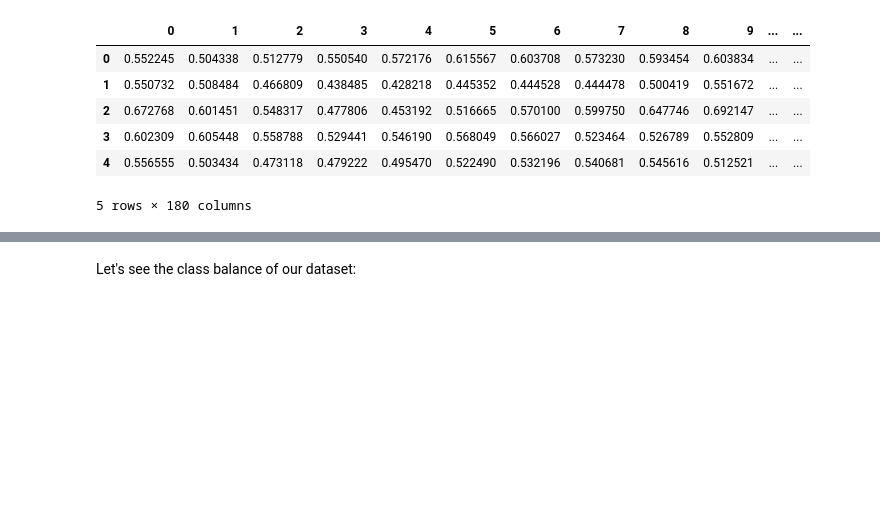
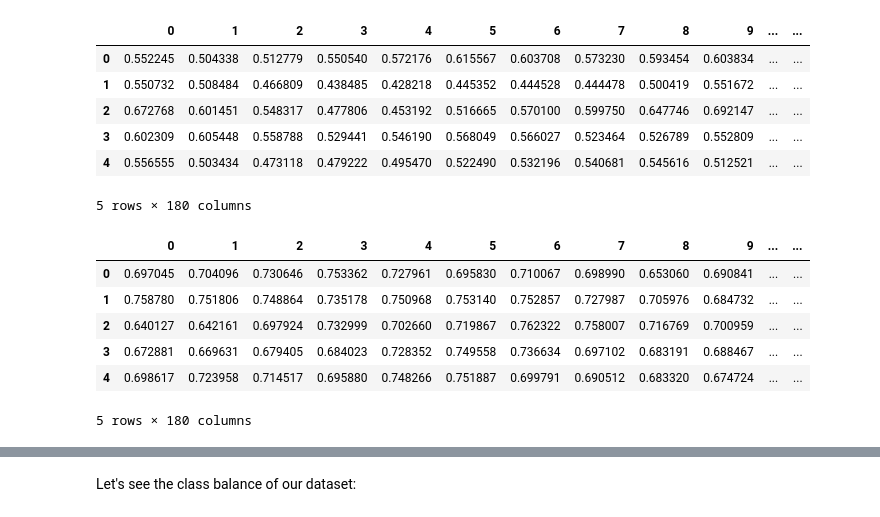
Before and after one commit to AnantBamba/Week3_AnantBamba_MachineLearning, a Jupyter notebook: Week_3_MachineLearning.ipynb, the cells around one changed output, grey strips where cells are left out. Saved outputs shown, nothing was run; the diff lists cells and outputs as text; code cells hidden in the pictures; blank space fills up the shorter version.

```diff
--- a/Week_3_MachineLearning.ipynb
+++ b/Week_3_MachineLearning.ipynb
@@ -254,3 +254,13 @@ features.head()
 | 3 | 0.602309 | 0.605448 | 0.558788 | 0.529441 | 0.546190 | 0.568049 | 0.566027 | 0.523464 | 0.526789 | 0.552809 | ... | ... |
 | 4 | 0.556555 | 0.503434 | 0.473118 | 0.479222 | 0.495470 | 0.522490 | 0.532196 | 0.540681 | 0.545616 | 0.512521 | ... | ... |
 5 rows × 180 columns
+# %%
+features2.head()
+# %% [output]
+|  | 0 | 1 | 2 | 3 | 4 | 5 | 6 | 7 | 8 | 9 | ... | ... |
+| 0 | 0.697045 | 0.704096 | 0.730646 | 0.753362 | 0.727961 | 0.695830 | 0.710067 | 0.698990 | 0.653060 | 0.690841 | ... | ... |
+| 1 | 0.758780 | 0.751806 | 0.748864 | 0.735178 | 0.750968 | 0.753140 | 0.752857 | 0.727987 | 0.705976 | 0.684732 | ... | ... |
+| 2 | 0.640127 | 0.642161 | 0.697924 | 0.732999 | 0.702660 | 0.719867 | 0.762322 | 0.758007 | 0.716769 | 0.700959 | ... | ... |
+| 3 | 0.672881 | 0.669631 | 0.679405 | 0.684023 | 0.728352 | 0.749558 | 0.736634 | 0.697102 | 0.683191 | 0.688467 | ... | ... |
+| 4 | 0.698617 | 0.723958 | 0.714517 | 0.695880 | 0.748266 | 0.751887 | 0.699791 | 0.690512 | 0.683320 | 0.674724 | ... | ... |
+5 rows × 180 columns
```
Also changed, not shown: parts of 19 cells of this notebook.
